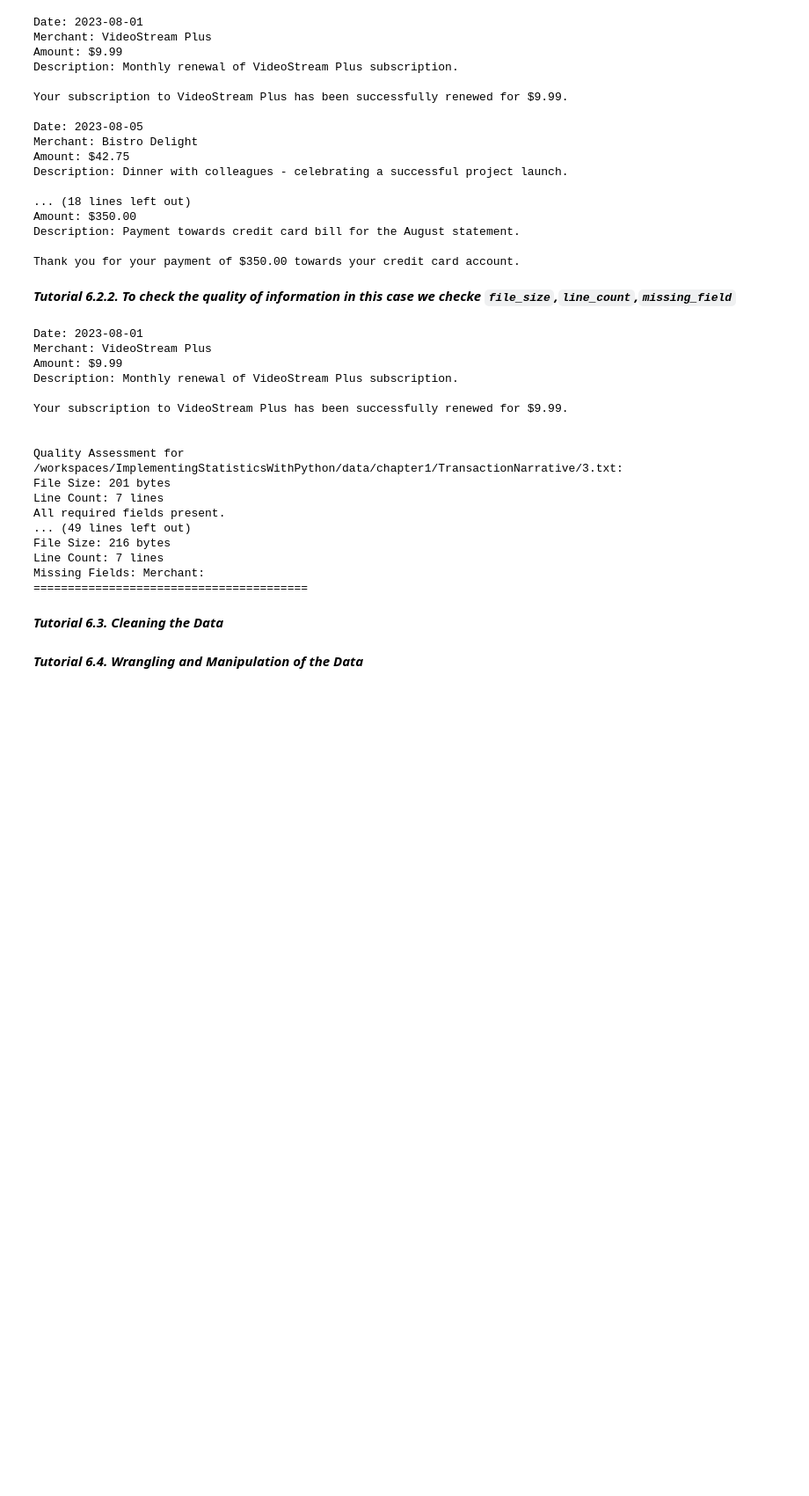
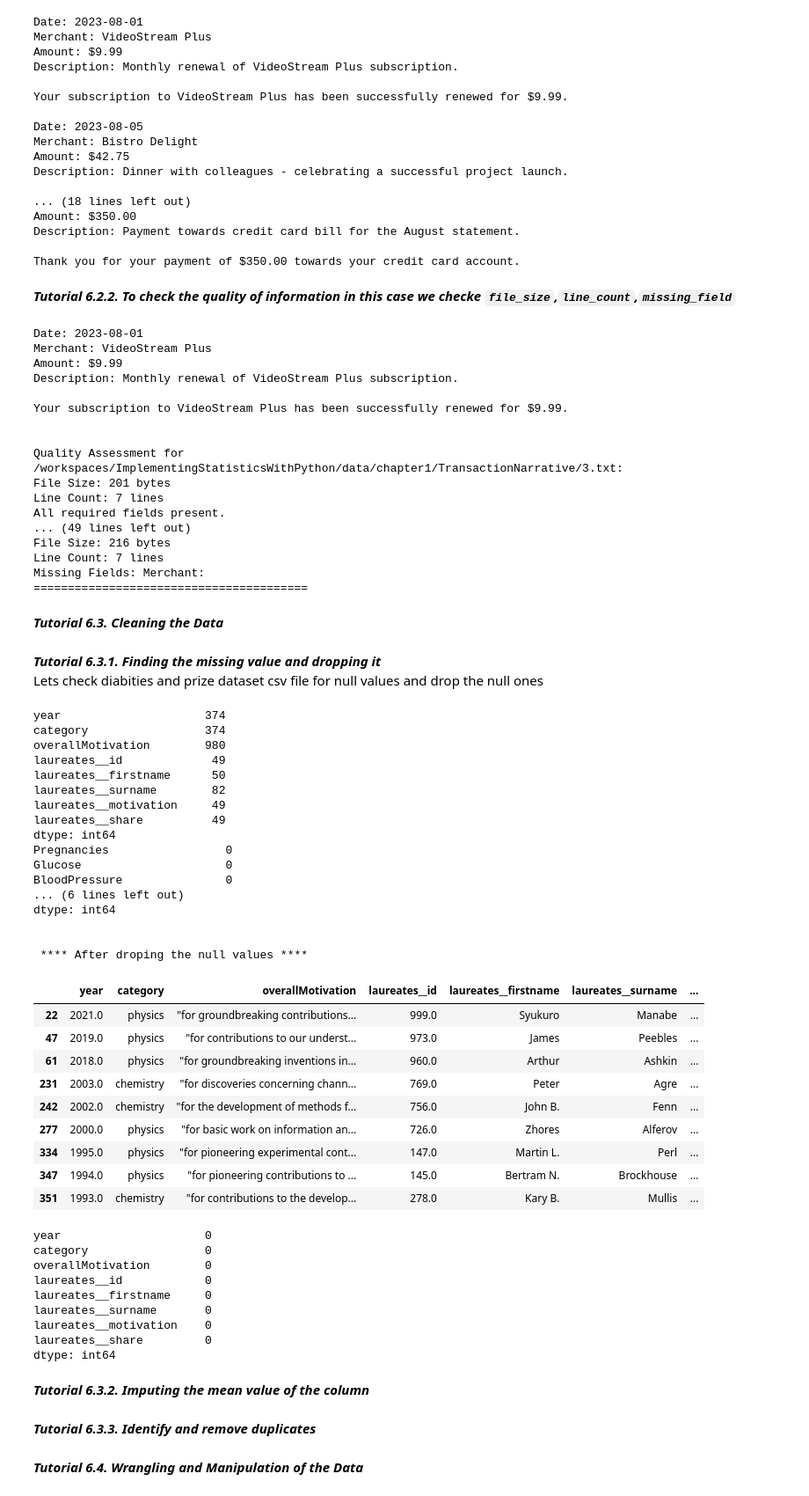
Before and after one commit to bpbpublications/Statistics-for-Data-Scientists-and-Analysts, a Jupyter notebook: notebooks/chapter1/Part1.ipynb, the cells around one changed output. Shown at 88% size. Drawn from its saved outputs; the diff is of its cells as text; code cells hidden in the pictures; blank space fills up the shorter version.

```diff
--- a/notebooks/chapter1/Part1.ipynb
+++ b/notebooks/chapter1/Part1.ipynb
@@ -1176,5 +1234,71 @@ Missing Fields: Merchant:
 ========================================
 # %% [markdown]
 ***Tutorial 6.3. Cleaning the Data***
+# %% [markdown]
+***Tutorial 6.3.1. Finding the missing value and dropping it***
+<br>
+Lets check diabities and prize dataset csv file for null values and drop the null ones
+# %%
+import pandas as pd
+from IPython.display import display
+
+# Read the prize csv file from the direcotory
+prize_csv_df = pd.read_csv("/workspaces/ImplementingStatisticsWithPython/data/chapter1/prize.csv")
+# Read the diabities csv file from the direcotory
+diabities_df = pd.read_csv('/workspaces/ImplementingStatisticsWithPython/data/chapter1/diabetes.csv')
+
+# Display the dataframe
+print(prize_csv_df.isna().sum())
+
+# Display the dataframe
+print(diabities_df.isna().sum())
+
+'''Since prize_csv_df only have null values so lets drop them'''
+
+print("\n \n **** After droping the null values ****")
+after_droping_null_prize_df = prize_csv_df.dropna()
+display(after_droping_null_prize_df)
+print(after_droping_null_prize_df.isna().sum())
+# %% [output]
+year                     374
+category                 374
+overallMotivation        980
+laureates__id             49
+laureates__firstname      50
+laureates__surname        82
+laureates__motivation     49
+laureates__share          49
+dtype: int64
+Pregnancies                 0
+Glucose                     0
+BloodPressure               0
+... (6 lines left out)
+dtype: int64
+
+
+ **** After droping the null values ****
+|  | year | category | overallMotivation | laureates__id | laureates__firstname | laureates__surname | ... |
+| 22 | 2021.0 | physics | "for groundbreaking contributions... | 999.0 | Syukuro | Manabe | ... |
+| 47 | 2019.0 | physics | "for contributions to our underst... | 973.0 | James | Peebles | ... |
+| 61 | 2018.0 | physics | "for groundbreaking inventions in... | 960.0 | Arthur | Ashkin | ... |
+| 231 | 2003.0 | chemistry | "for discoveries concerning chann... | 769.0 | Peter | Agre | ... |
+| 242 | 2002.0 | chemistry | "for the development of methods f... | 756.0 | John B. | Fenn | ... |
+| 277 | 2000.0 | physics | "for basic work on information an... | 726.0 | Zhores | Alferov | ... |
+| 334 | 1995.0 | physics | "for pioneering experimental cont... | 147.0 | Martin L. | Perl | ... |
+| 347 | 1994.0 | physics | "for pioneering contributions to ... | 145.0 | Bertram N. | Brockhouse | ... |
+| 351 | 1993.0 | chemistry | "for contributions to the develop... | 278.0 | Kary B. | Mullis | ... |
+year                     0
+category                 0
+overallMotivation        0
+laureates__id            0
+laureates__firstname     0
+laureates__surname       0
+laureates__motivation    0
+laureates__share         0
+dtype: int64
+# %% [markdown]
+***Tutorial 6.3.2. Imputing the mean value of the column***
+# %% [markdown]
+***Tutorial 6.3.3. Identify and remove duplicates***
 # %% [markdown]
 ***Tutorial 6.4. Wrangling and Manipulation of the Data***
```
Also changed, not shown: parts of 4 cells of this notebook, 1 other file.
